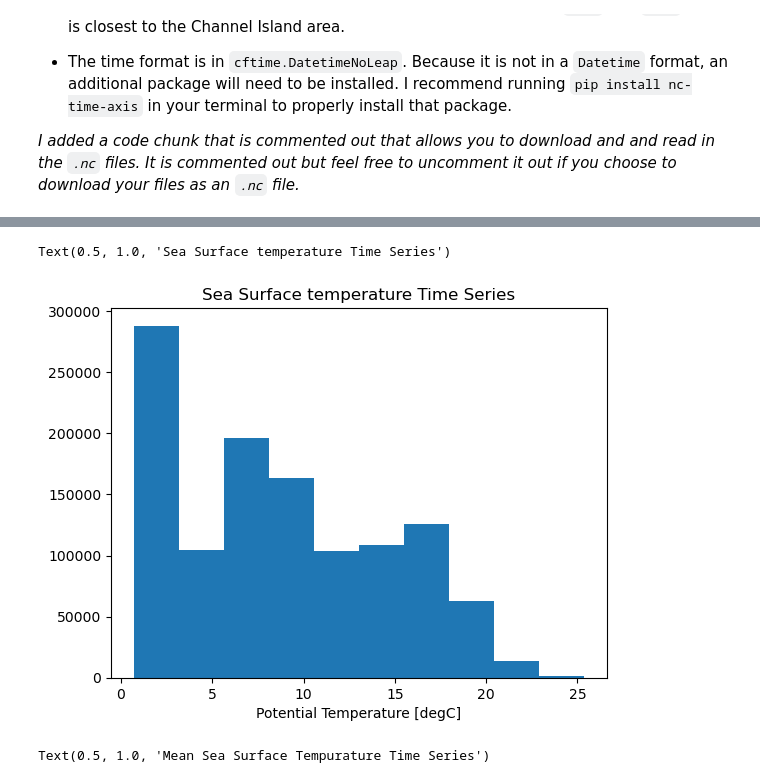
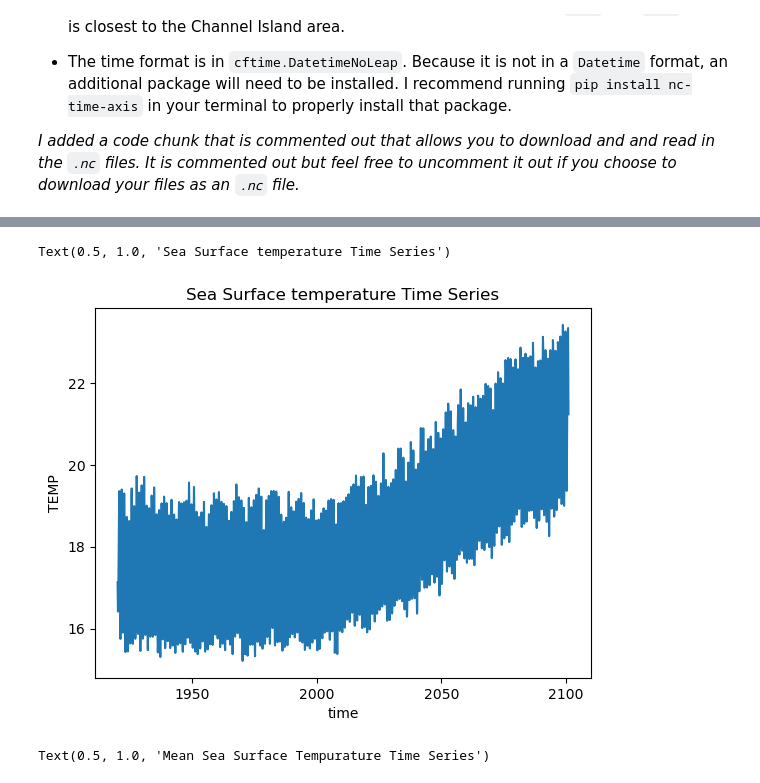
Before and after one commit to Channelislanders/toolkit, a Jupyter notebook: Time_series.ipynb, the cells around one changed output, grey strips where cells are left out. Saved outputs shown, nothing was run; the diff lists cells and outputs as text; code cells hidden in the pictures.

```diff
--- a/Time_series.ipynb
+++ b/Time_series.ipynb
@@ -507,17 +507,17 @@ degC
 # %%
 #for running this plot fast, I have added this code chunk to read in an .nc file related to this notebook
 #note that this .nc is configured to this notebook only. I do not recommend using this .nc file for other uses.
 
 temp_file = xr.open_dataset("data/time_series/20C_rcp85_temp.nc")
 
 #plot out time series graph
-temp_file.TEMP.plot()
+temp_file.TEMP.sel(z_t = 0, method = "nearest").mean("member_id").plot()
 
 #add title to graph
 plt.title("Sea Surface temperature Time Series")
 # %% [output]
 Text(0.5, 1.0, 'Sea Surface temperature Time Series')
-[figure, old version]
+[figure, new version]
 # %%
 # To find the max and min of the time series.
 point_2 = temp_file.TEMP.sel(z_t = 0, method = "nearest")
```
Also changed, not shown: 1 other file.
